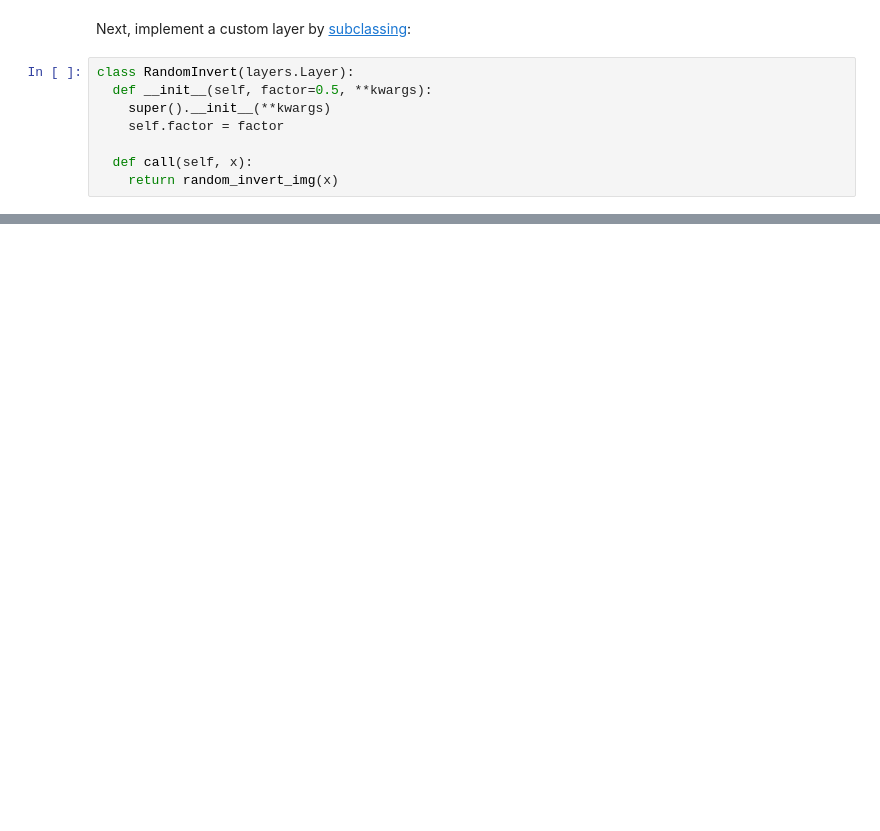
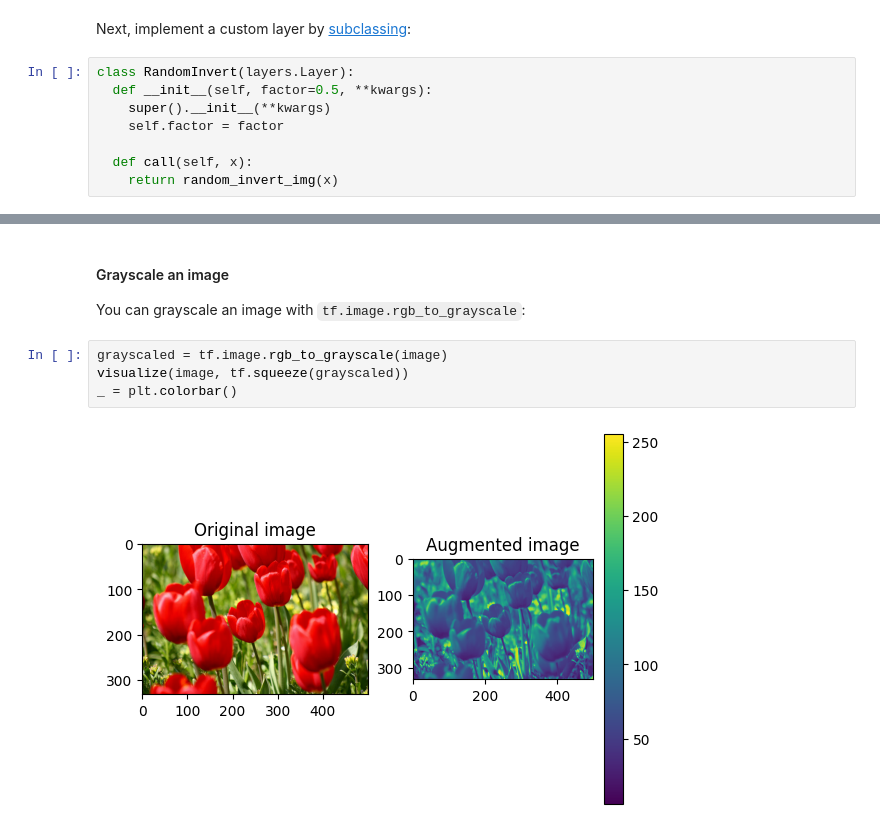
Before and after one commit to seanjiangsh/ztm-tensorflow, a Jupyter notebook: 03_CNN_data_augmentation.ipynb, the cells around one changed output, grey strips where cells are left out. Drawn from its saved outputs; the diff is of its cells as text; blank space fills up the shorter version.

```diff
--- a/03_CNN_data_augmentation.ipynb
+++ b/03_CNN_data_augmentation.ipynb
@@ -290,0 +334,10 @@ WARNING:matplotlib.image:Clipping input data to the valid range for imshow with
+# %% [markdown]
+#### Grayscale an image
+
+You can grayscale an image with `tf.image.rgb_to_grayscale`:
+# %%
+grayscaled = tf.image.rgb_to_grayscale(image)
+visualize(image, tf.squeeze(grayscaled))
+_ = plt.colorbar()
+# %% [output]
+[figure, added]
```
Also changed, not shown: parts of 24 cells of this notebook.
